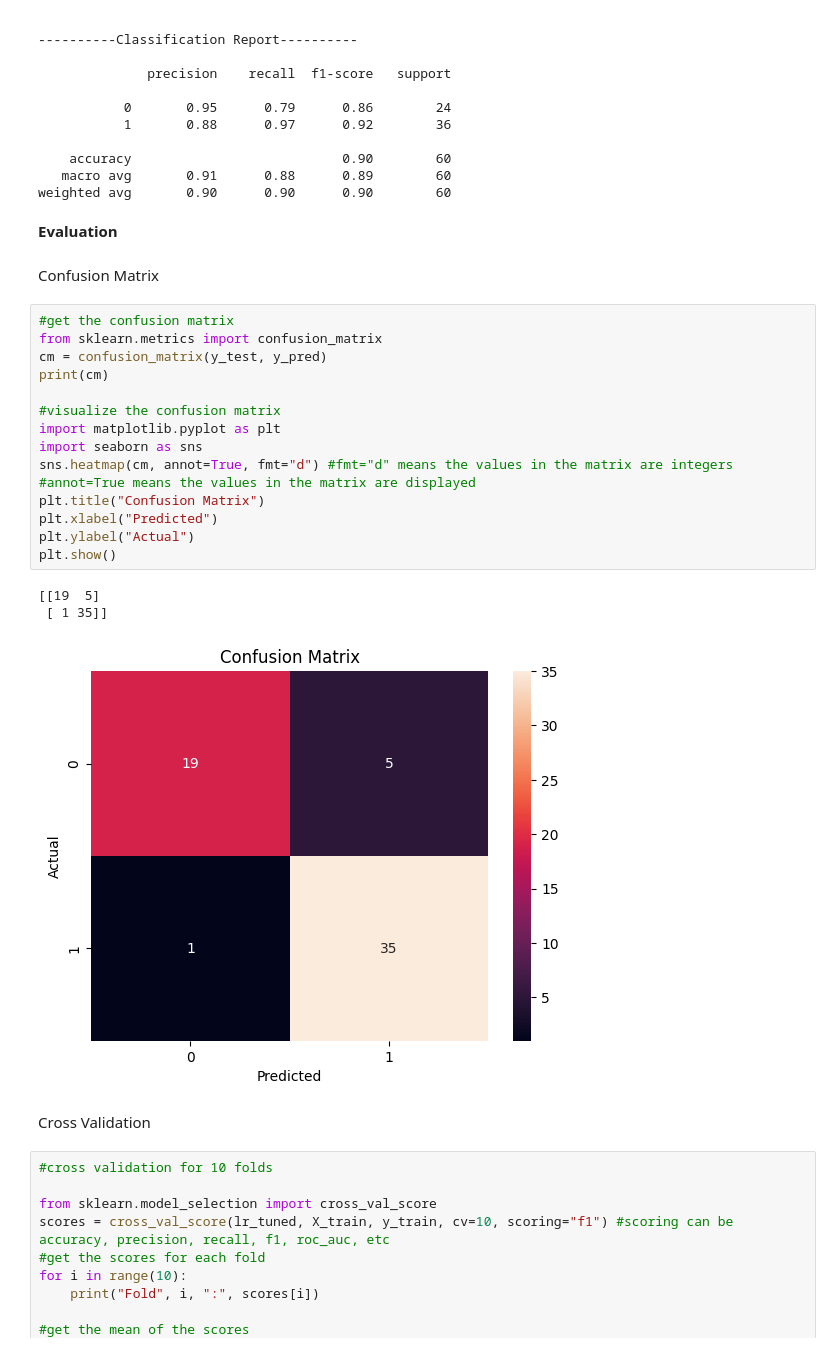
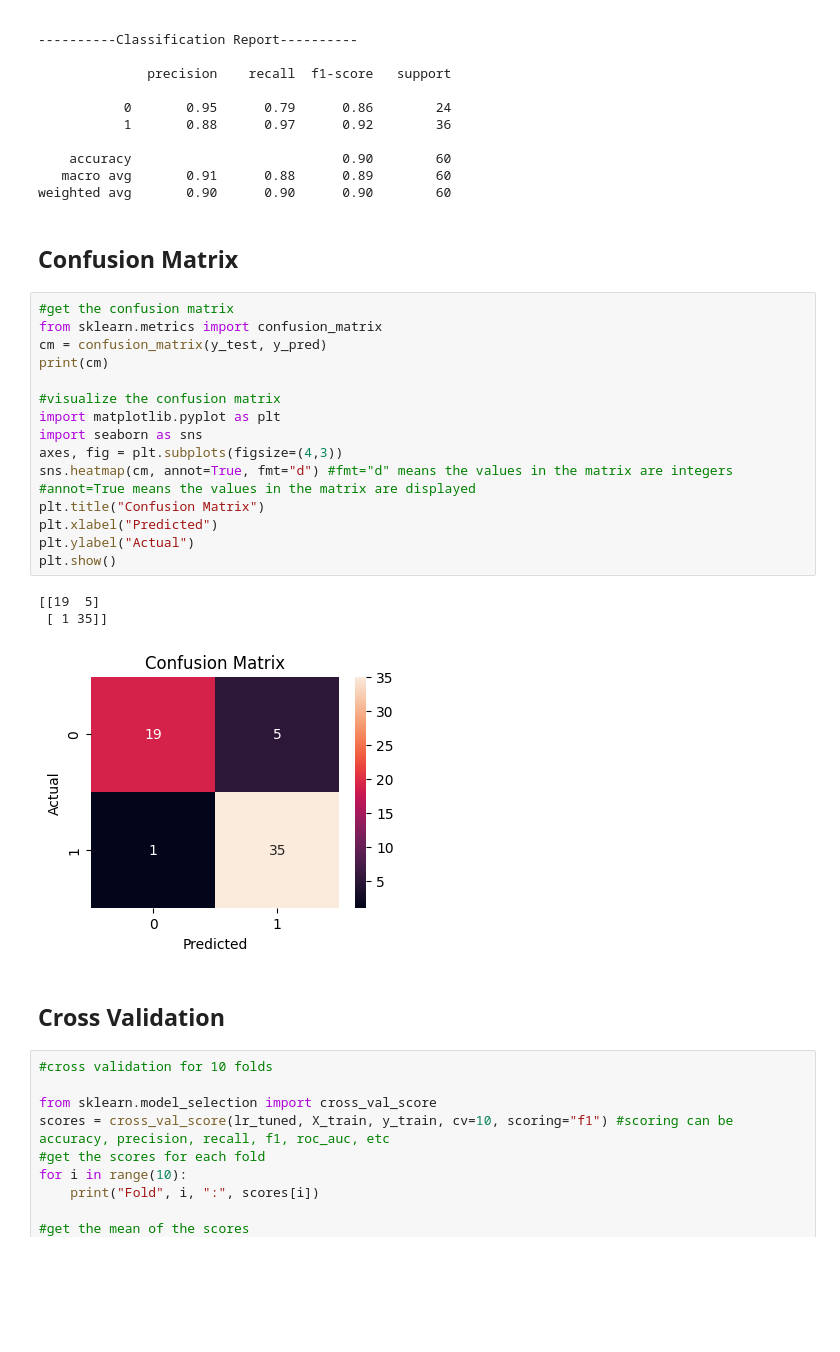
Before and after one commit to kruthi-sb/Cardiac_Events_ML, a Jupyter notebook: ML/Logistic_Regression.ipynb, the cells around one changed output. Cells and saved outputs as stored; diff of their text form; blank space fills up the shorter version.

```diff
--- a/ML/Logistic_Regression.ipynb
+++ b/ML/Logistic_Regression.ipynb
@@ -138,31 +136,30 @@ F1 Score: 0.9210526315789473
     accuracy                           0.90        60
    macro avg       0.91      0.88      0.89        60
 weighted avg       0.90      0.90      0.90        60
-# %% [markdown]
-**Evaluation**
-# %% [markdown]
-Confusion Matrix
+# %% [markdown]
+## Confusion Matrix
 # %%
 #get the confusion matrix
 from sklearn.metrics import confusion_matrix
 cm = confusion_matrix(y_test, y_pred)
 print(cm)
 
 #visualize the confusion matrix
 import matplotlib.pyplot as plt
 import seaborn as sns
+axes, fig = plt.subplots(figsize=(4,3))
 sns.heatmap(cm, annot=True, fmt="d") #fmt="d" means the values in the matrix are integers
 #annot=True means the values in the matrix are displayed
 plt.title("Confusion Matrix")
 plt.xlabel("Predicted")
 plt.ylabel("Actual")
 plt.show()
 # %% [output]
 [[19  5]
  [ 1 35]]
-[figure, old version]
+[figure, new version]
-# %% [markdown]
-Cross Validation
+# %% [markdown]
+## Cross Validation
 # %%
 #cross validation for 10 folds
 
```
Also changed, not shown: parts of 24 cells of this notebook.
